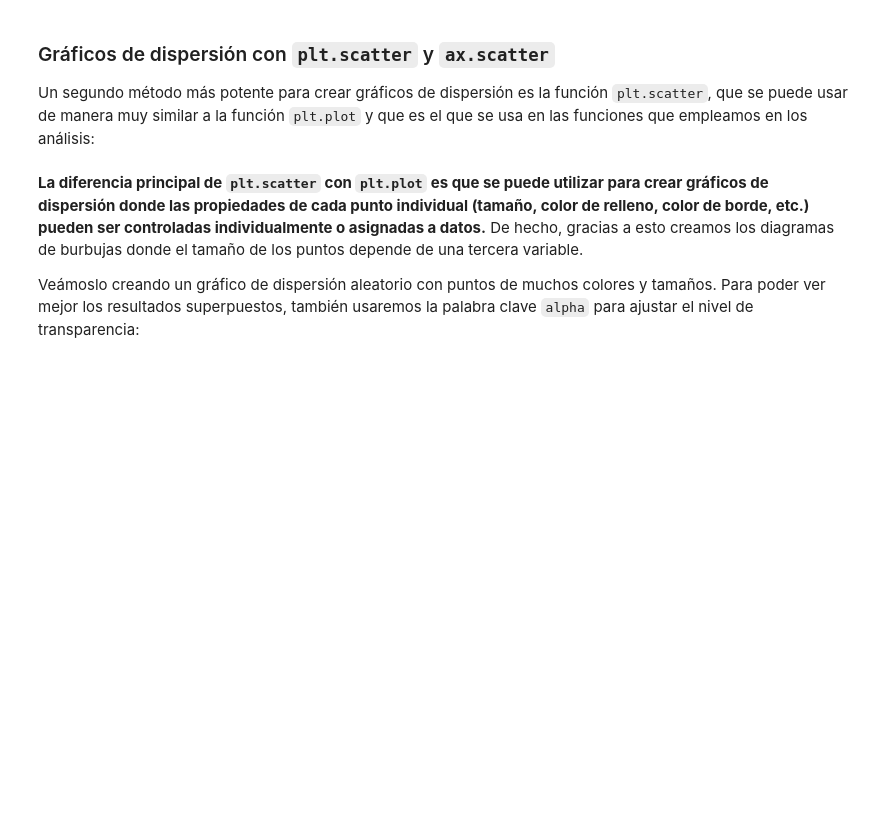
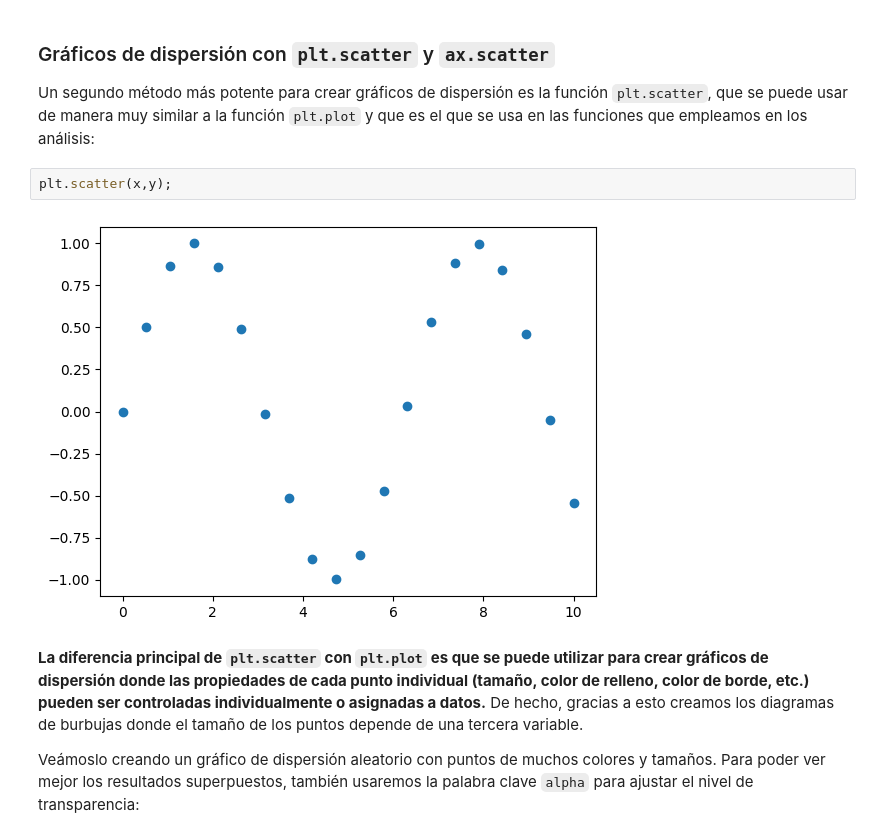
Before and after one commit to MHHsim/DS-Online-Marta-Harana, a Jupyter notebook: 03_Data_Analysis/Sprint_08/Unidad_01_Visualizacion_Basica_Matplotlib/01_Workout/04_Dispersion.ipynb, the cells around one changed output. Saved outputs shown, nothing was run; the diff lists cells and outputs as text; blank space fills up the shorter version.

```diff
--- a/03_Data_Analysis/Sprint_08/Unidad_01_Visualizacion_Basica_Matplotlib/01_Workout/04_Dispersion.ipynb
+++ b/03_Data_Analysis/Sprint_08/Unidad_01_Visualizacion_Basica_Matplotlib/01_Workout/04_Dispersion.ipynb
@@ -45,6 +53,10 @@ Para aún más posibilidades, estos códigos de caracteres pueden ser utilizados
 ### Gráficos de dispersión con ``plt.scatter`` y ``ax.scatter``
 
 Un segundo método más potente para crear gráficos de dispersión es la función ``plt.scatter``, que se puede usar de manera muy similar a la función ``plt.plot`` y que es el que se usa en las funciones que empleamos en los análisis:
+# %%
+plt.scatter(x,y);
+# %% [output]
+[figure, added]
 # %% [markdown]
 
 **La diferencia principal de ``plt.scatter`` con ``plt.plot`` es que se puede utilizar para crear gráficos de dispersión donde las propiedades de cada punto individual (tamaño, color de relleno, color de borde, etc.) pueden ser controladas individualmente o asignadas a datos.** De hecho, gracias a esto creamos los diagramas de burbujas donde el tamaño de los puntos depende de una tercera variable.
```
Also changed, not shown: parts of 6 cells of this notebook, 1 other file.
